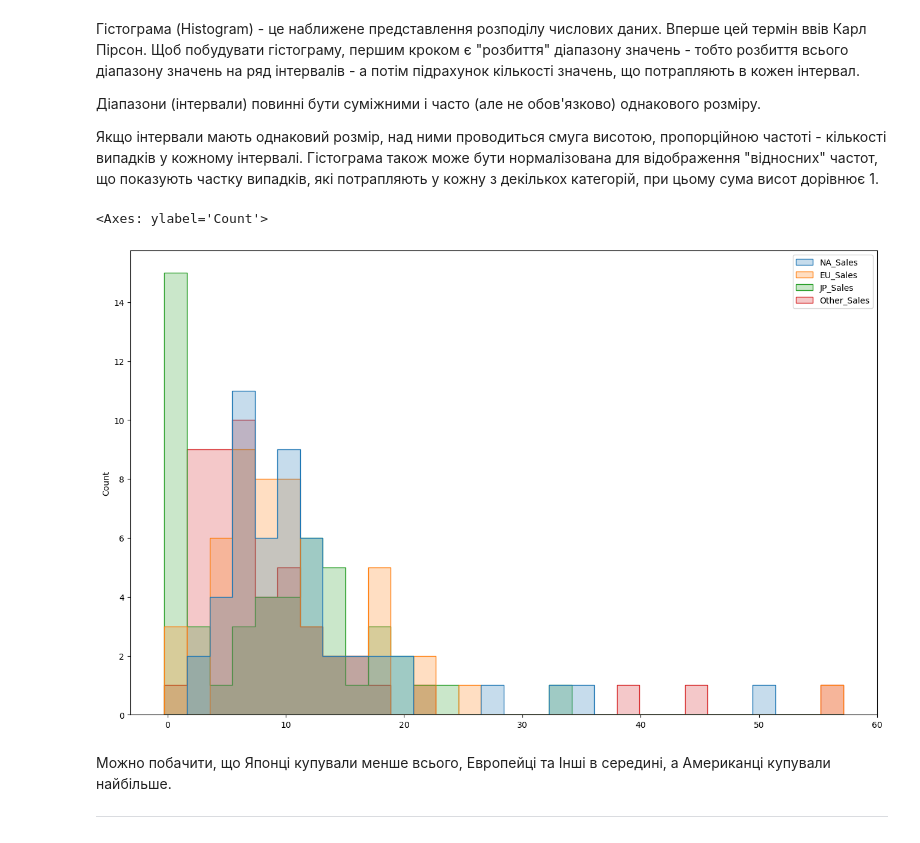
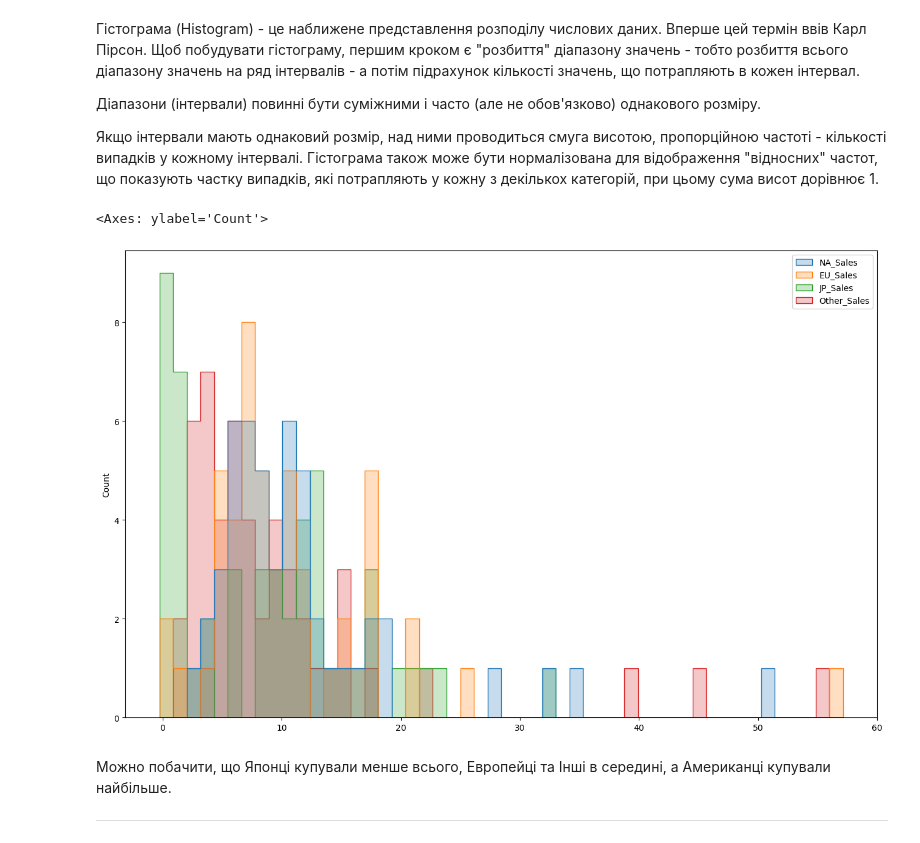
Before and after one commit to KlymentievMaksym/AD-labs, a Jupyter notebook: Coursework/Coursework.ipynb, the cells around one changed output. Saved outputs shown, nothing was run; the diff lists cells and outputs as text; code cells hidden in the pictures.

```diff
--- a/Coursework/Coursework.ipynb
+++ b/Coursework/Coursework.ipynb
@@ -412,10 +410,10 @@ sns.barplot(standatrized_df_100)
 Якщо інтервали мають однаковий розмір, над ними проводиться смуга висотою, пропорційною частоті - кількості випадків у кожному інтервалі. Гістограма також може бути нормалізована для відображення "відносних" частот, що показують частку випадків, які потрапляють у кожну з декількох категорій, при цьому сума висот дорівнює 1.
 # %%
 plt.figure(figsize=(16, 10))
-sns.histplot(standatrized_df_50, multiple='layer', element='step', bins=30) #{“layer”, “dodge”, “stack”, “fill”} {“bars”, “step”, “poly”}
+sns.histplot(standatrized_df_50, multiple='layer', element='step', bins=50) #{“layer”, “dodge”, “stack”, “fill”} {“bars”, “step”, “poly”}
 # %% [output]
 <Axes: ylabel='Count'>
-[figure, old version]
+[figure, new version]
 # %% [markdown]
 Можно побачити, що Японці купували менше всього, Европейці та Інші в середині, а Американці купували найбільше.
 ***
```
Also changed, not shown: parts of 3 cells of this notebook.
